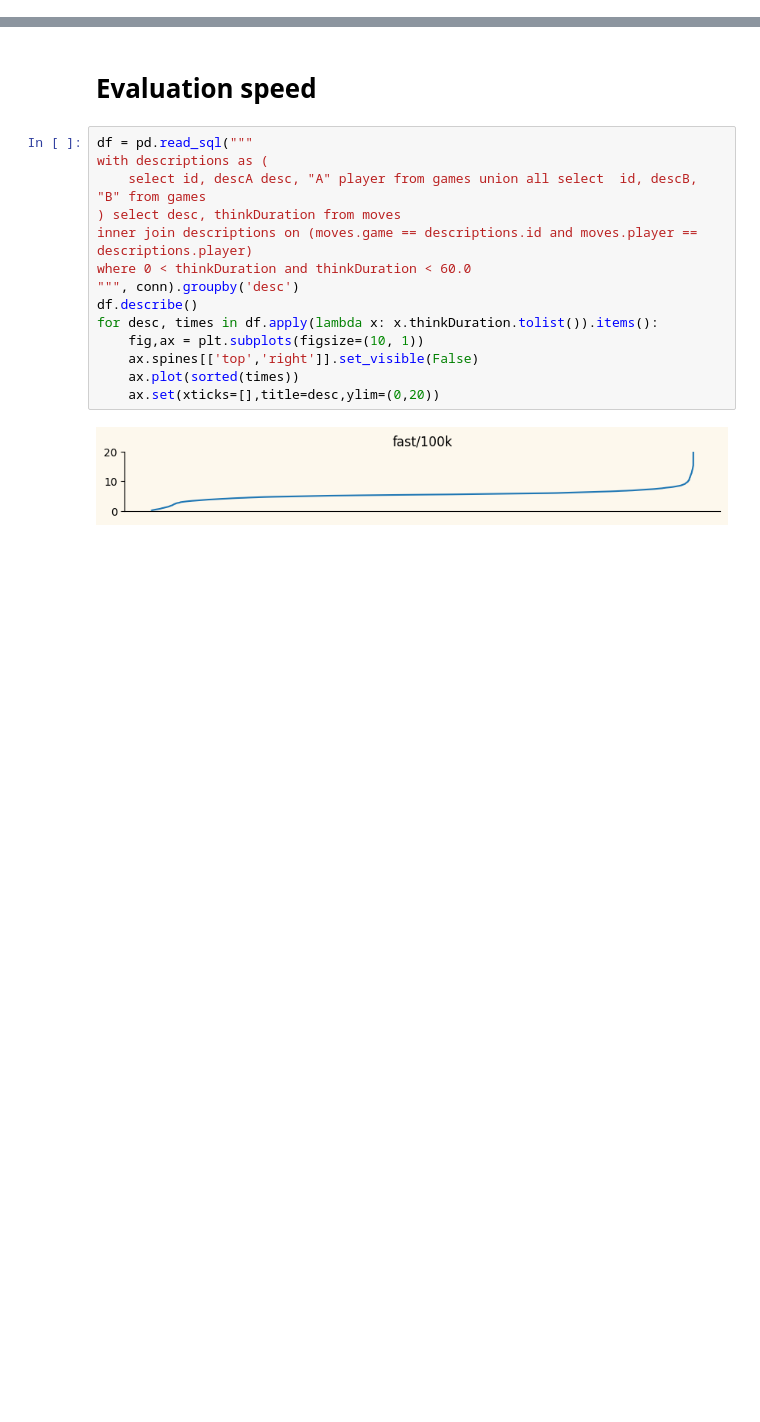
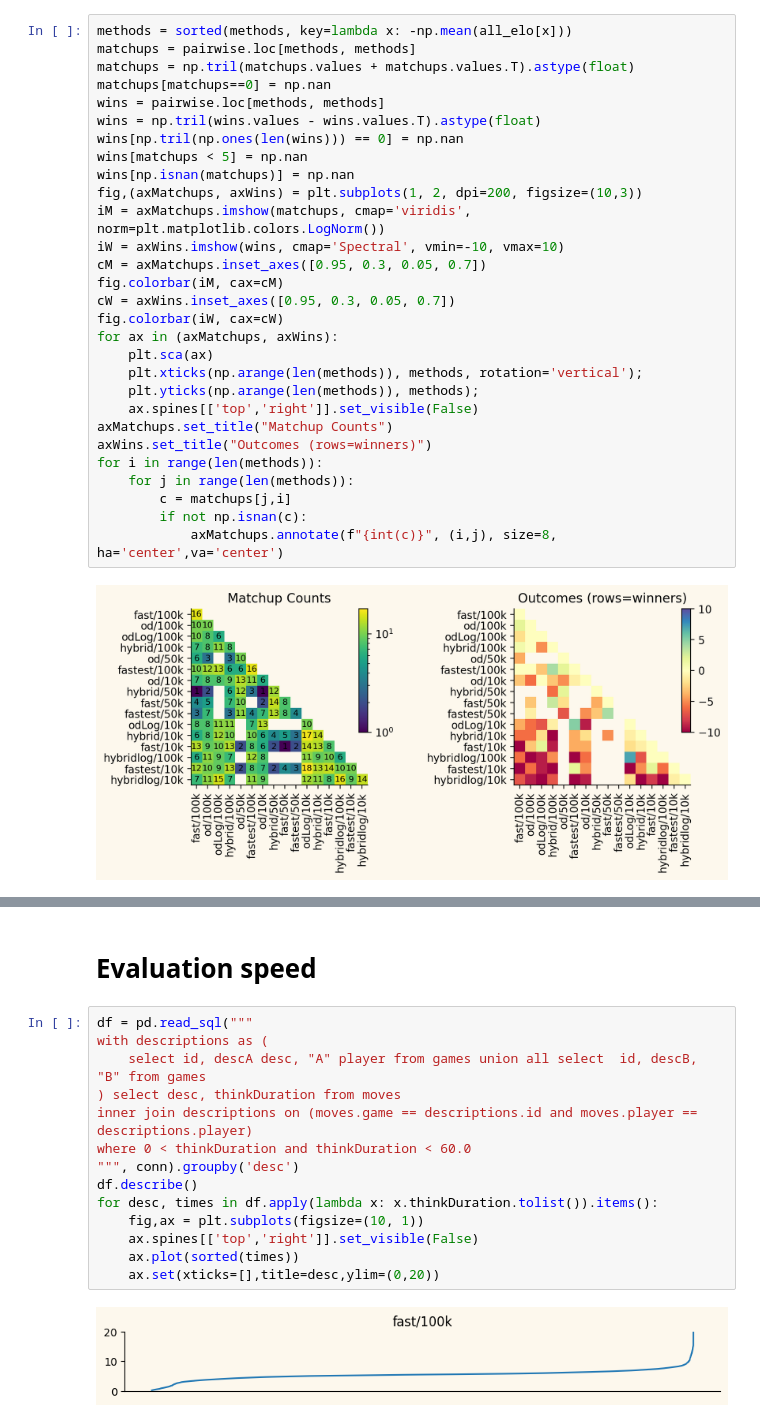
Before and after one commit to gcr/virus-war, a Jupyter notebook: nim/metrics.ipynb, the cells around one changed output, grey strips where cells are left out. Cells and saved outputs as stored; diff of their text form; blank space fills up the shorter version.

```diff
--- a/nim/metrics.ipynb
+++ b/nim/metrics.ipynb
@@ -91,0 +107,31 @@ pairwise.sort_values('ELO', ascending=False)
+# %%
+methods = sorted(methods, key=lambda x: -np.mean(all_elo[x]))
+matchups = pairwise.loc[methods, methods]
+matchups = np.tril(matchups.values + matchups.values.T).astype(float)
+matchups[matchups==0] = np.nan
+wins = pairwise.loc[methods, methods]
+wins = np.tril(wins.values - wins.values.T).astype(float)
+wins[np.tril(np.ones(len(wins))) == 0] = np.nan
+wins[matchups < 5] = np.nan
+wins[np.isnan(matchups)] = np.nan
+fig,(axMatchups, axWins) = plt.subplots(1, 2, dpi=200, figsize=(10,3))
+iM = axMatchups.imshow(matchups, cmap='viridis', norm=plt.matplotlib.colors.LogNorm())
+iW = axWins.imshow(wins, cmap='Spectral', vmin=-10, vmax=10)
+cM = axMatchups.inset_axes([0.95, 0.3, 0.05, 0.7])
+fig.colorbar(iM, cax=cM)
+cW = axWins.inset_axes([0.95, 0.3, 0.05, 0.7])
+fig.colorbar(iW, cax=cW)
+for ax in (axMatchups, axWins):
+    plt.sca(ax)
+    plt.xticks(np.arange(len(methods)), methods, rotation='vertical');
+    plt.yticks(np.arange(len(methods)), methods);
+    ax.spines[['top','right']].set_visible(False)
+axMatchups.set_title("Matchup Counts")
+axWins.set_title("Outcomes (rows=winners)")
+for i in range(len(methods)):
+    for j in range(len(methods)):
+        c = matchups[j,i]
+        if not np.isnan(c):
+            axMatchups.annotate(f"{int(c)}", (i,j), size=8, ha='center',va='center')
+# %% [output]
+[figure, added]
```
Also changed, not shown: parts of 6 cells of this notebook, 2 other files.
